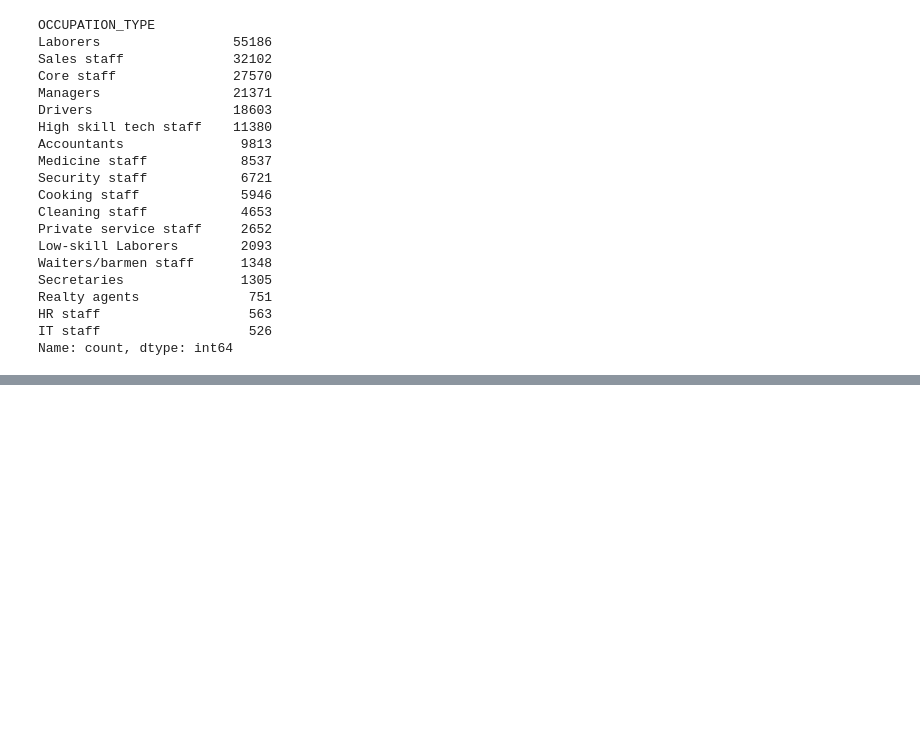
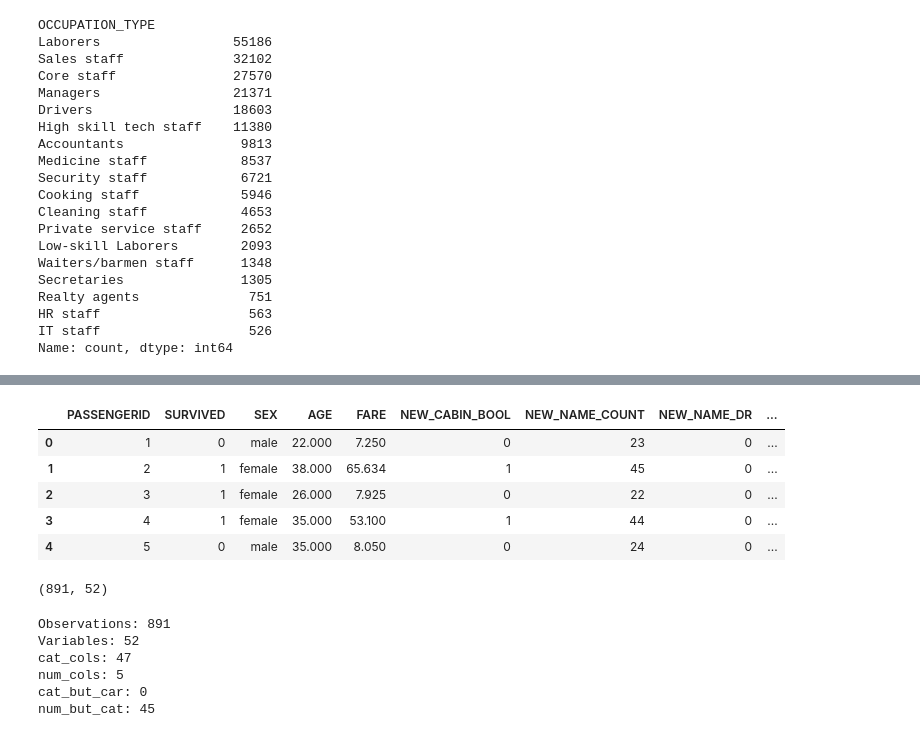
Before and after one commit to zaferavci1/Feature-Engineering, a Jupyter notebook: Future-engineering-1.ipynb, the cells around one changed output, grey strips where cells are left out. Saved outputs shown, nothing was run; the diff lists cells and outputs as text; code cells hidden in the pictures; blank space fills up the shorter version.

```diff
--- a/Future-engineering-1.ipynb
+++ b/Future-engineering-1.ipynb
@@ -1332,0 +1717,2 @@ Name: count, dtype: int64
+# %%
+df = df.apply(lambda x: x.fillna(x.mode()[0]) if (x.dtype == "O" and len(x.unique()) <= 10) else x, axis=0)
@@ -1332,0 +1751,2 @@ Name: count, dtype: int64
+# %%
+df = rare_encoder(df, 0.01)
@@ -1332,0 +1763,2 @@ Name: count, dtype: int64
+# %%
+ohe_cols = [col for col in df.columns if 10 > df[col].nunique() > 2]
@@ -1332,0 +1777,24 @@ Name: count, dtype: int64
+# %%
+df = one_hot_encoder(df, ohe_cols)
+# %%
+df.head()
+# %% [output]
+|  | PASSENGERID | SURVIVED | SEX | AGE | FARE | NEW_CABIN_BOOL | NEW_NAME_COUNT | NEW_NAME_DR | ... |
+| 0 | 1 | 0 | male | 22.000 | 7.250 | 0 | 23 | 0 | ... |
+| 1 | 2 | 1 | female | 38.000 | 65.634 | 1 | 45 | 0 | ... |
+| 2 | 3 | 1 | female | 26.000 | 7.925 | 0 | 22 | 0 | ... |
+| 3 | 4 | 1 | female | 35.000 | 53.100 | 1 | 44 | 0 | ... |
+| 4 | 5 | 0 | male | 35.000 | 8.050 | 0 | 24 | 0 | ... |
+# %%
+df.shape
+# %% [output]
+(891, 52)
+# %%
+cat_cols, num_cols, cat_but_car = grab_col_names(df)
+# %% [output]
+Observations: 891
+Variables: 52
+cat_cols: 47
+num_cols: 5
+cat_but_car: 0
+num_but_cat: 45
```
Also changed, not shown: parts of 82 cells of this notebook, 6 other files.
